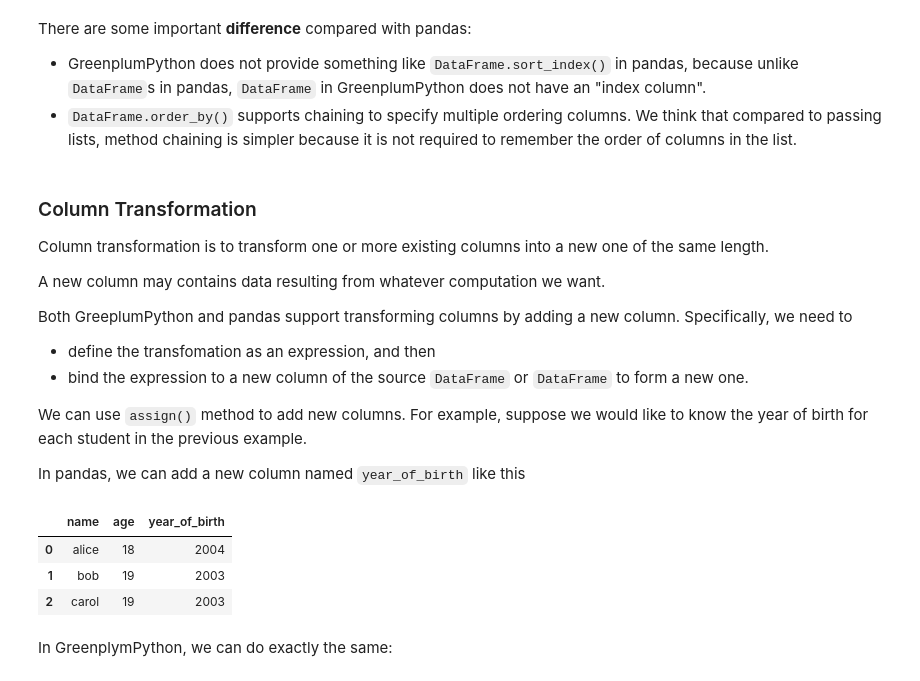
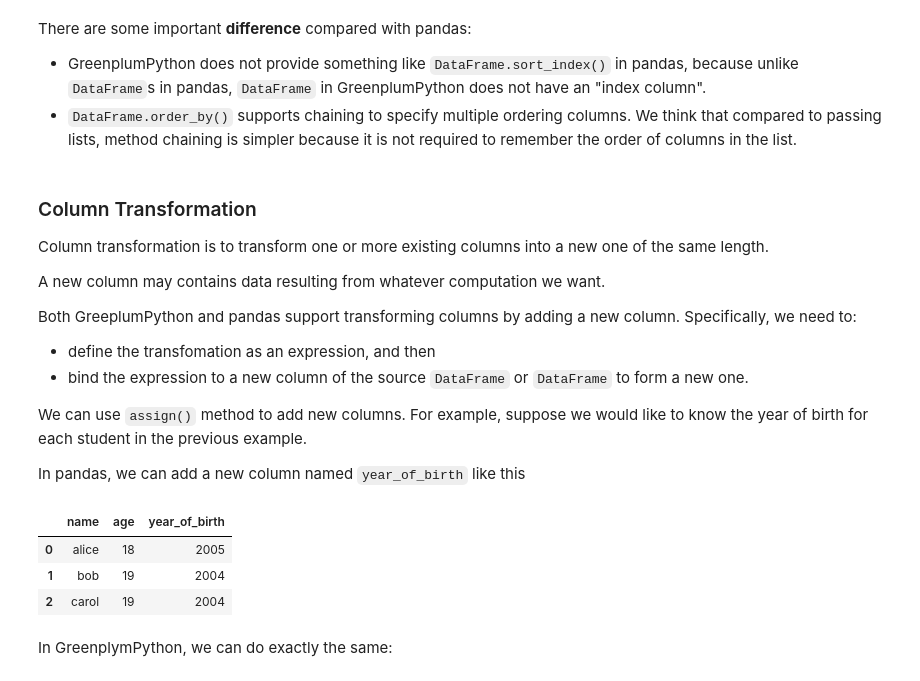
Before and after one commit to greenplum-db/GreenplumPython-archive, a Jupyter notebook: doc/source/notebooks/pandas.ipynb, the cells around one changed output. Saved outputs shown, nothing was run; the diff lists cells and outputs as text; code cells hidden in the pictures.

```diff
--- a/doc/source/notebooks/pandas.ipynb
+++ b/doc/source/notebooks/pandas.ipynb
@@ -39,8 +41,8 @@ students
 # %% [markdown]
 For analyzing them, we might want to create a pandas `DataFrame` as follows:
 # %%
-df = pd.DataFrame.from_records(students, columns=["name", "age"])
-df
+pd_df = pd.DataFrame.from_records(students, columns=["name", "age"])
+pd_df
 # %% [output]
 |  | name | age |
 | 0 | alice | 18 |
@@ -279,7 +288,8 @@ Column transformation is to transform one or more existing columns into a new on
 
 A new column may contains data resulting from whatever computation we want.
 
-Both GreeplumPython and pandas support transforming columns by adding a new column. Specifically, we need to
+Both GreeplumPython and pandas support transforming columns by adding a new column. Specifically, we need to:
+
 - define the transfomation as an expression, and then
 - bind the expression to a new column of the source `DataFrame` or `DataFrame` to form a new one.
 
@@ -289,13 +299,13 @@ In pandas, we can add a new column named `year_of_birth` like this
 # %%
 import datetime
 
 this_year = datetime.date.today().year
-df.assign(year_of_birth=lambda df: -df["age"] + this_year)
+pd_df.assign(year_of_birth=lambda df: -df["age"] + this_year)
 # %% [output]
 |  | name | age | year_of_birth |
-| 0 | alice | 18 | 2004 |
-| 1 | bob | 19 | 2003 |
-| 2 | carol | 19 | 2003 |
+| 0 | alice | 18 | 2005 |
+| 1 | bob | 19 | 2004 |
+| 2 | carol | 19 | 2004 |
 # %% [markdown]
 In GreenplymPython, we can do exactly the same:
 # %%
```
Also changed, not shown: parts of 25 cells of this notebook.
